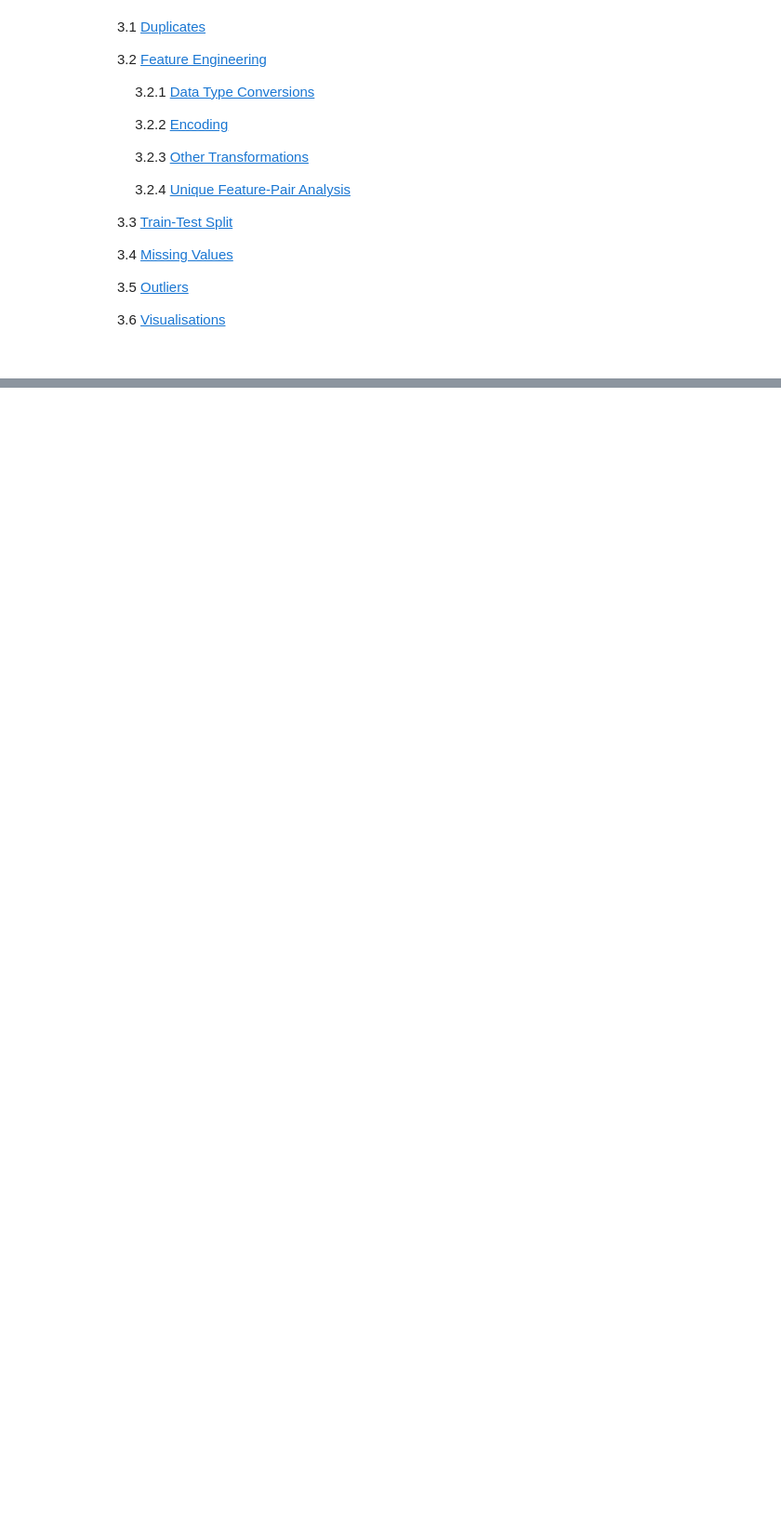
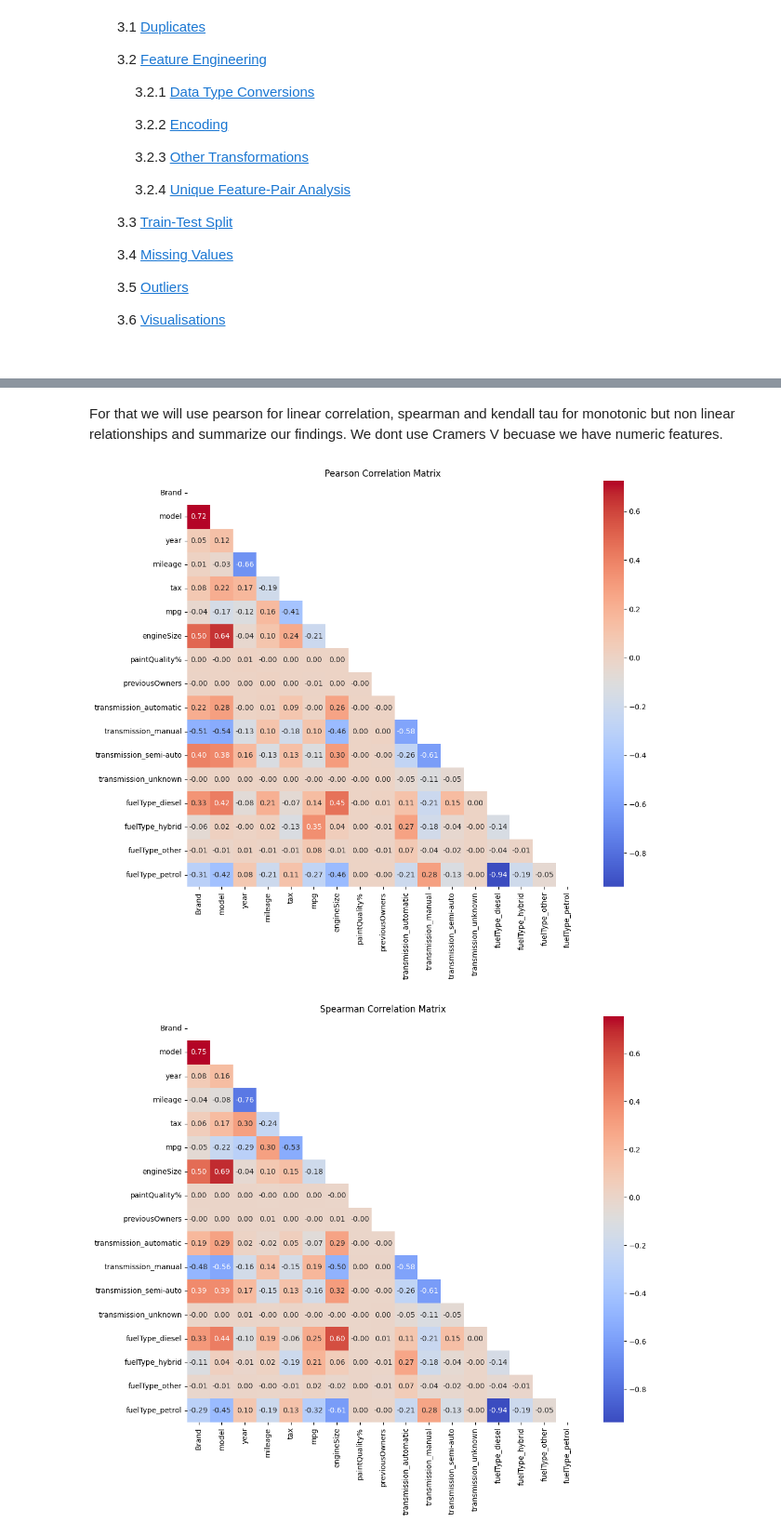
Before and after one commit to Mehmet1700/MachineLearningProject-NOVAIMS2025, a Jupyter notebook: submission1_notebooks/20_feature_selection.ipynb, the cells around one changed output, grey strips where cells are left out. Shown at 93% size. Saved outputs shown, nothing was run; the diff lists cells and outputs as text; code cells hidden in the pictures; blank space fills up the shorter version.

```diff
--- a/submission1_notebooks/20_feature_selection.ipynb
+++ b/submission1_notebooks/20_feature_selection.ipynb
@@ -487,0 +181,5 @@ Top 25 combined feature scores:
+# %%
+# Remove the Feature 'hasDamage', 'fuelType_electric' and 'transmission_other' due to 0 variance across all samples.
+X_train = X_train.drop(columns=["hasDamage", "fuelType_electric", "transmission_other"])
+X_val   = X_val.drop(columns=["hasDamage", "fuelType_electric", "transmission_other"])
+X_test  = X_test.drop(columns=["hasDamage", "fuelType_electric", "transmission_other"])
@@ -487,0 +194,16 @@ Top 25 combined feature scores:
+# %% [markdown]
+For that we will use pearson for linear correlation, spearman and kendall tau for monotonic but non linear relationships and summarize our findings. We dont use Cramers V becuase we have numeric features.
+# %%
+# Pearson, Spearman and Kendall Tau Correlation
+
+methods = ["pearson", "spearman", "kendall"]
+
+for method in methods:
+    cor = X_train.corr(method=method)
+    plt.figure(figsize=(12, 10))
+    sns.heatmap(cor, annot=True, fmt=".2f", cmap='coolwarm', mask=np.triu(cor))
+    plt.title(f'{method.capitalize()} Correlation Matrix')
+    plt.show()
+# %% [output]
+[figure, added]
+[figure, added]
```
Also changed, not shown: parts of 39 cells of this notebook.
